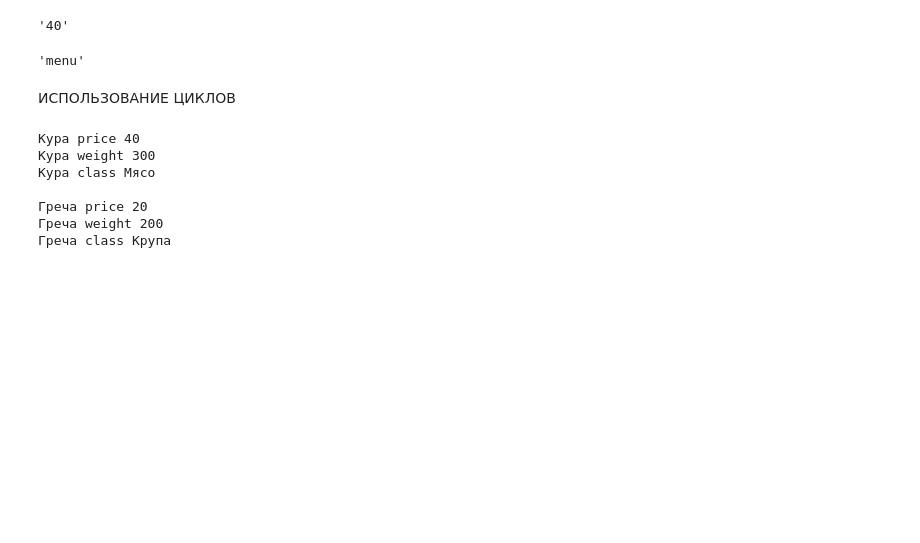
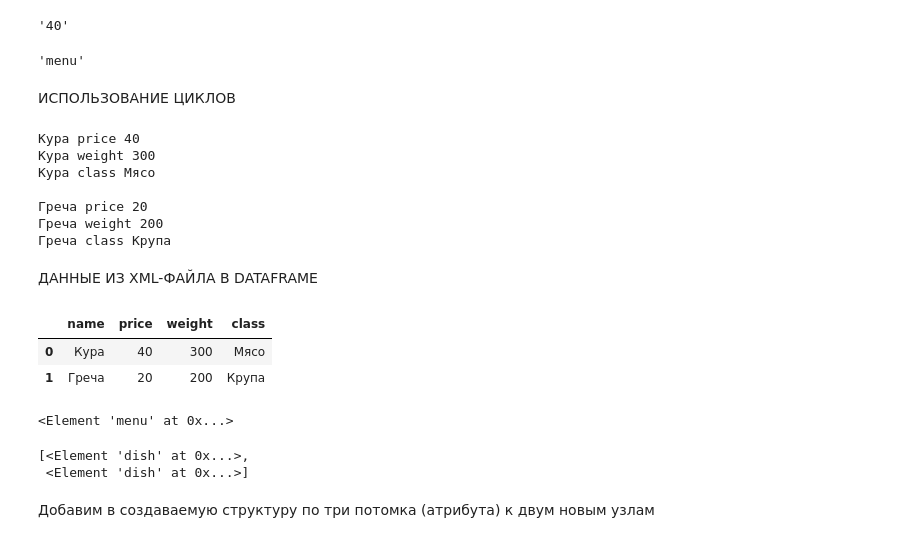
Before and after one commit to AlexandrMenshikov/DataScience_New, a Jupyter notebook: data/json/reciepes_out.ipynb, the cells around one changed output. Saved outputs shown, nothing was run; the diff lists cells and outputs as text; code cells hidden in the pictures; blank space fills up the shorter version.

```diff
--- a/data/json/reciepes_out.ipynb
+++ b/data/json/reciepes_out.ipynb
@@ -76,3 +76,38 @@ for dish in root:
 Греча price 20
 Греча weight 200
 Греча class Крупа
+# %% [markdown]
+ДАННЫЕ ИЗ XML-ФАЙЛА В DATAFRAME
+# %%
+import xml.etree.ElementTree as ET
+tree = ET.parse('menu.xml')
+root = tree.getroot()
+
+import pandas as pd
+column_names = ['name', 'price', 'weight', 'class']
+df = pd.DataFrame(columns=column_names)
+
+for dish in root:
+    row = [dish.attrib['name'], dish[0].text, dish[1].text, dish[2].text]
+    df = df.append(pd.Series(row, index=column_names), ignore_index=True)
+display(df)
+# %% [output]
+|  | name | price | weight | class |
+| 0 | Кура | 40 | 300 | Мясо |
+| 1 | Греча | 20 | 200 | Крупа |
+# %%
+import xml.etree.ElementTree as ET
+
+new_root = ET.Element('menu')
+display(new_root)
+# %% [output]
+<Element 'menu' at 0x...>
+# %%
+dish1 = ET.SubElement(new_root, 'dish', name='Кура')
+dish2 = ET.SubElement(new_root, 'dish', name='Греча')
+display(list(new_root))
+# %% [output]
+[<Element 'dish' at 0x...>,
+ <Element 'dish' at 0x...>]
+# %% [markdown]
+Добавим в создаваемую структуру по три потомка (атрибута) к двум новым узлам
```
Also changed, not shown: parts of 8 cells of this notebook, 2 other files.
